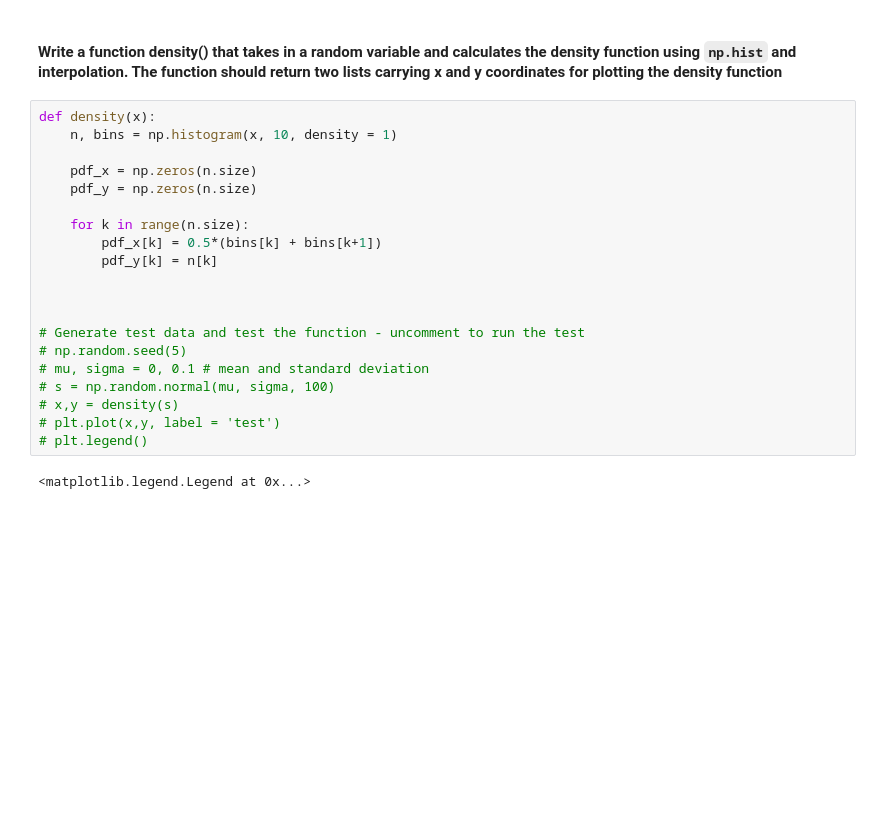
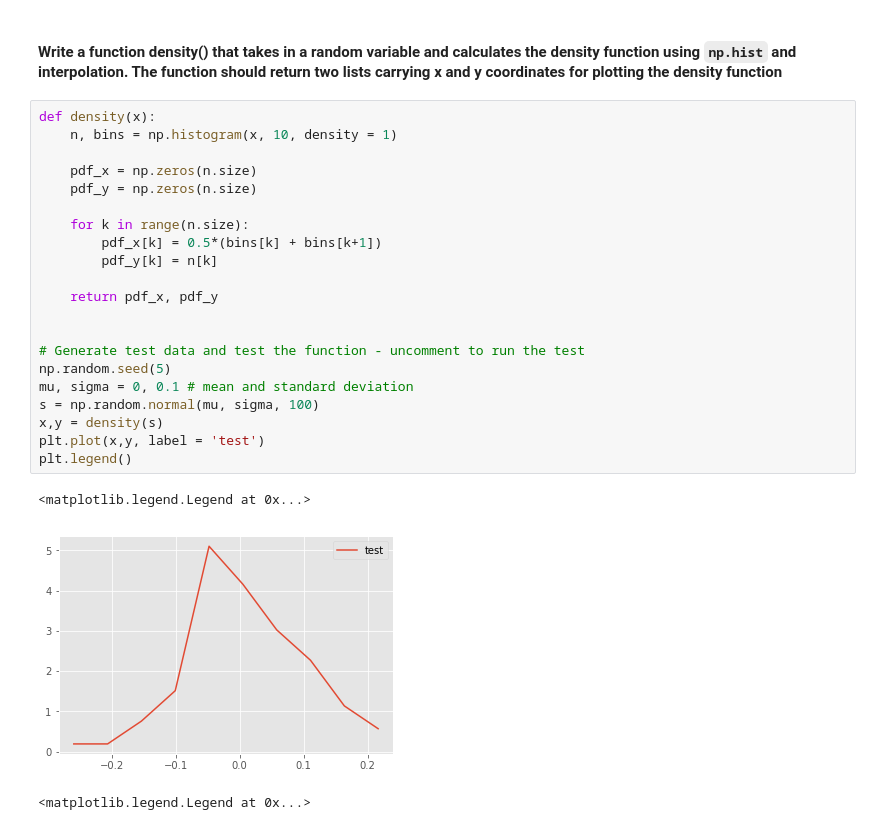
Before and after one commit to AustinKrause/dsc-1-09-11-the-probability-density-function-lab-nyc-ds-career-031119, a Jupyter notebook: index.ipynb, the cells around one changed output. Drawn from its saved outputs; the diff is of its cells as text; blank space fills up the shorter version.

```diff
--- a/index.ipynb
+++ b/index.ipynb
@@ -76,23 +76,27 @@ The 'normed' kwarg was deprecated in Matplotlib 2.1 and will be removed in 3.1.
 # %%
 def density(x):
     n, bins = np.histogram(x, 10, density = 1)
 
     pdf_x = np.zeros(n.size)
     pdf_y = np.zeros(n.size)
 
     for k in range(n.size):
         pdf_x[k] = 0.5*(bins[k] + bins[k+1])
         pdf_y[k] = n[k]
 
+    return pdf_x, pdf_y
 
 
 # Generate test data and test the function - uncomment to run the test
-# np.random.seed(5)
-# mu, sigma = 0, 0.1 # mean and standard deviation
-# s = np.random.normal(mu, sigma, 100)
-# x,y = density(s)
-# plt.plot(x,y, label = 'test')
-# plt.legend()
+np.random.seed(5)
+mu, sigma = 0, 0.1 # mean and standard deviation
+s = np.random.normal(mu, sigma, 100)
+x,y = density(s)
+plt.plot(x,y, label = 'test')
+plt.legend()
+# %% [output]
+<matplotlib.legend.Legend at 0x...>
+[figure, added]
 # %%
 # %% [output]
 <matplotlib.legend.Legend at 0x...>
```
